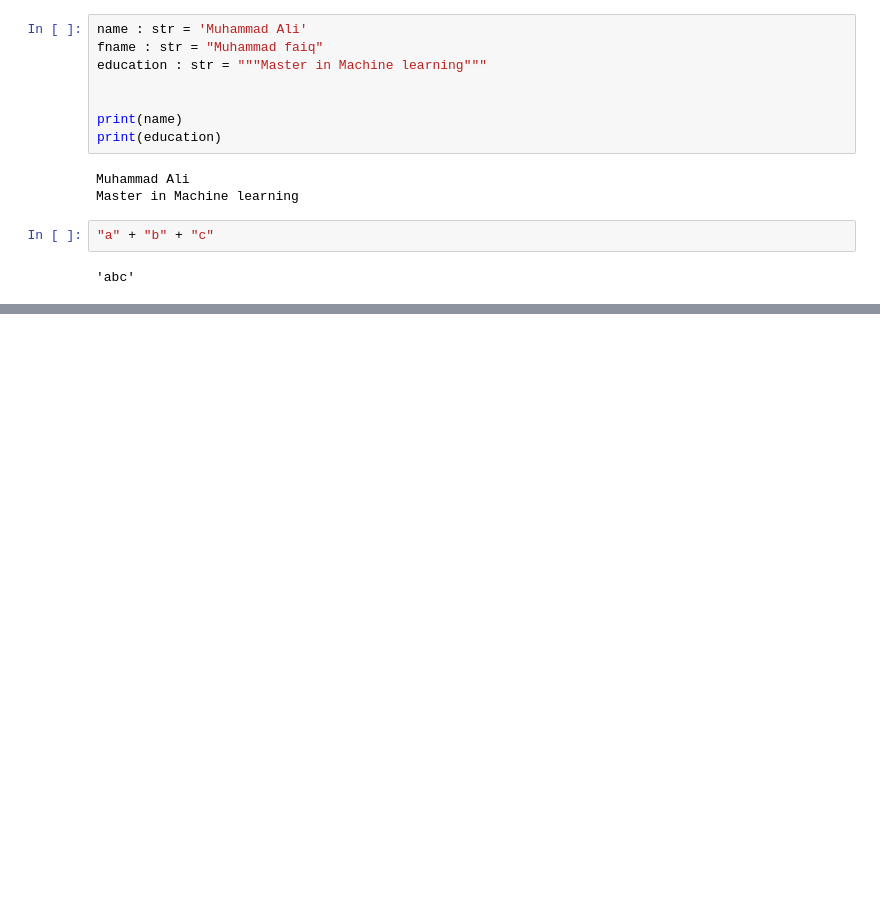
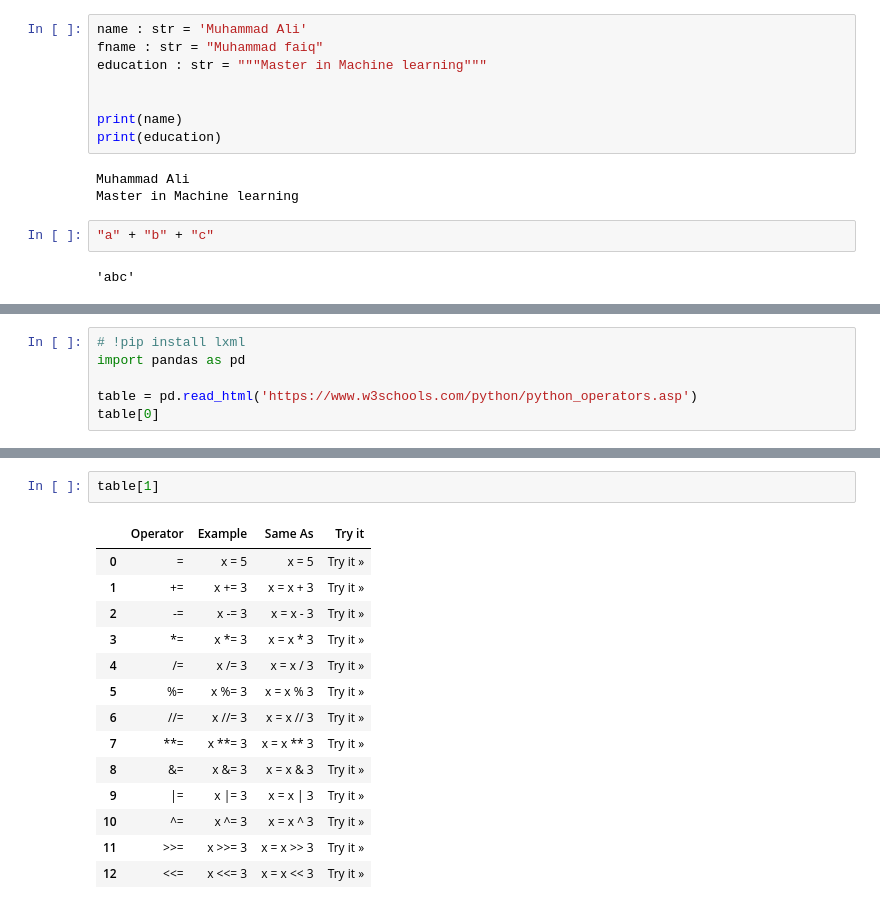
Before and after one commit to yasir23/PYTHON-PRO, a Jupyter notebook: PYTHON/CLASS.ipynb, the cells around one changed output, grey strips where cells are left out. Cells and saved outputs as stored; diff of their text form; blank space fills up the shorter version.

```diff
--- a/PYTHON/CLASS.ipynb
+++ b/PYTHON/CLASS.ipynb
@@ -45,0 +112,6 @@ EDUCATION :             Master in Machine learning
+# %%
+# !pip install lxml
+import pandas as pd
+
+table = pd.read_html('https://www.w3schools.com/python/python_operators.asp')
+table[0]
@@ -45,0 +127,17 @@ EDUCATION :             Master in Machine learning
+# %%
+table[1]
+# %% [output]
+|  | Operator | Example | Same As | Try it |
+| 0 | = | x = 5 | x = 5 | Try it » |
+| 1 | += | x += 3 | x = x + 3 | Try it » |
+| 2 | -= | x -= 3 | x = x - 3 | Try it » |
+| 3 | *= | x *= 3 | x = x * 3 | Try it » |
+| 4 | /= | x /= 3 | x = x / 3 | Try it » |
+| 5 | %= | x %= 3 | x = x % 3 | Try it » |
+| 6 | //= | x //= 3 | x = x // 3 | Try it » |
+| 7 | **= | x **= 3 | x = x ** 3 | Try it » |
+| 8 | &= | x &= 3 | x = x & 3 | Try it » |
+| 9 | |= | x |= 3 | x = x | 3 | Try it » |
+| 10 | ^= | x ^= 3 | x = x ^ 3 | Try it » |
+| 11 | >>= | x >>= 3 | x = x >> 3 | Try it » |
+| 12 | <<= | x <<= 3 | x = x << 3 | Try it » |
```
Also changed, not shown: parts of 20 cells of this notebook, 6 other files.
